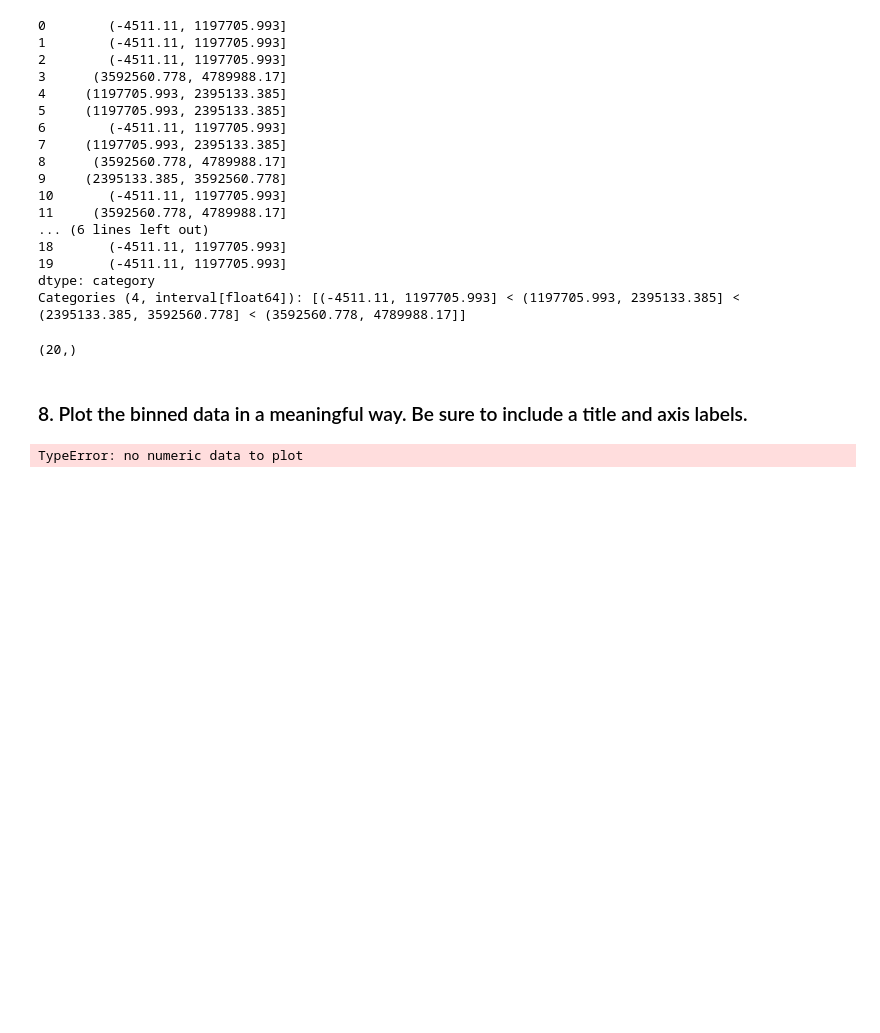
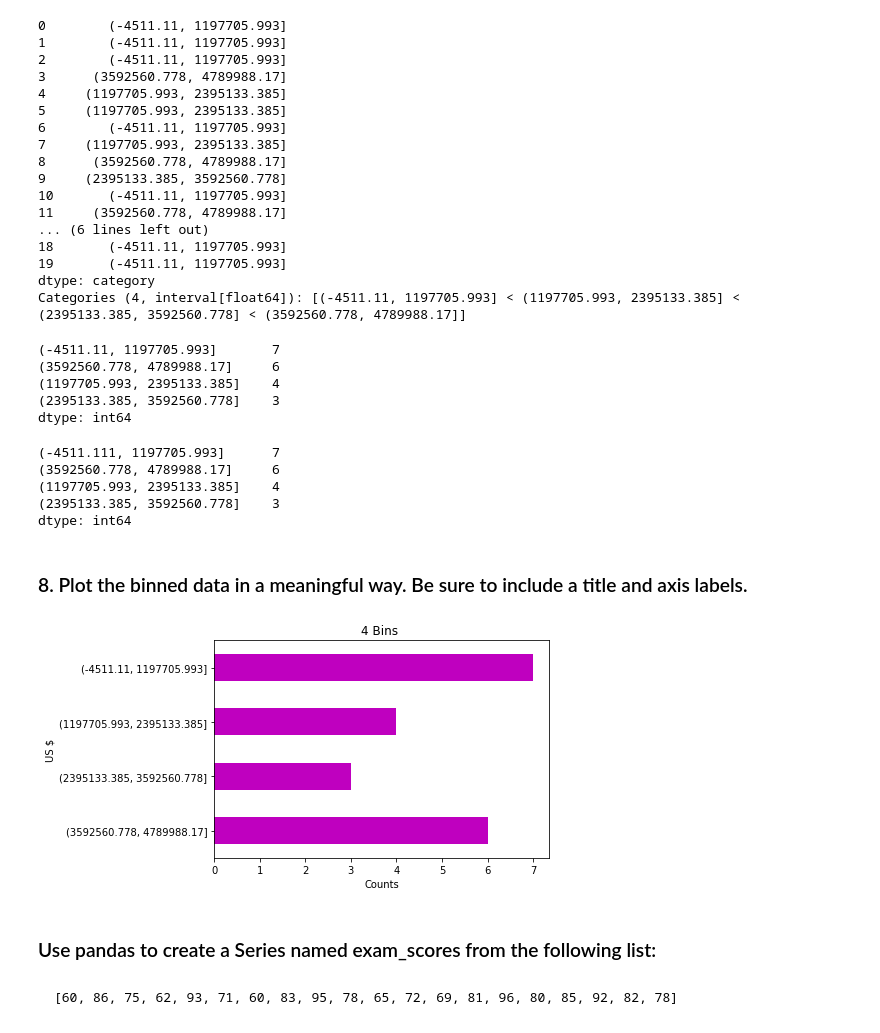
Before and after one commit to cindyvillanuevads/numpy-pandas-visualization-exercises, a Jupyter notebook: pandas_series_part3.ipynb, the cells around one changed output. Saved outputs shown, nothing was run; the diff lists cells and outputs as text; code cells hidden in the pictures; blank space fills up the shorter version.

```diff
--- a/pandas_series_part3.ipynb
+++ b/pandas_series_part3.ipynb
@@ -323,14 +332,36 @@ pd.cut(new_numbers, 4)
 19       (-4511.11, 1197705.993]
 dtype: category
 Categories (4, interval[float64]): [(-4511.11, 1197705.993] < (1197705.993, 2395133.385] < (2395133.385, 3592560.778] < (3592560.778, 4789988.17]]
-# %%
-pd.cut(new_numbers, 4).shape
-# %% [output]
-(20,)
+# %%
+# how many values fall into each bin
+pd.cut(new_numbers, 4).value_counts()
+# %% [output]
+(-4511.11, 1197705.993]       7
+(3592560.778, 4789988.17]     6
+(1197705.993, 2395133.385]    4
+(2395133.385, 3592560.778]    3
+dtype: int64
+# %%
+new_numbers.value_counts(bins=4)
+# %% [output]
+(-4511.111, 1197705.993]      7
+(3592560.778, 4789988.17]     6
+(1197705.993, 2395133.385]    4
+(2395133.385, 3592560.778]    3
+dtype: int64
 # %% [markdown]
 
 ### 8. Plot the binned data in a meaningful way. Be sure to include a title and axis labels.
-# %%
-pd.cut(new_numbers, 4).plot()
-# %% [output]
-TypeError: no numeric data to plot
+# %%
+import matplotlib.pyplot as plt
+pd.cut(new_numbers,4).value_counts().sort_index(ascending = False).plot(kind = 'barh', color = "m")
+plt.title('4 Bins ')
+plt.xlabel('Counts')
+plt.ylabel('US $')
+plt.show()
+# %% [output]
+[figure, added]
+# %% [markdown]
+### Use pandas to create a Series named exam_scores from the following list:
+# %% [markdown]
+    [60, 86, 75, 62, 93, 71, 60, 83, 95, 78, 65, 72, 69, 81, 96, 80, 85, 92, 82, 78]
```
Also changed, not shown: parts of 31 cells of this notebook.
